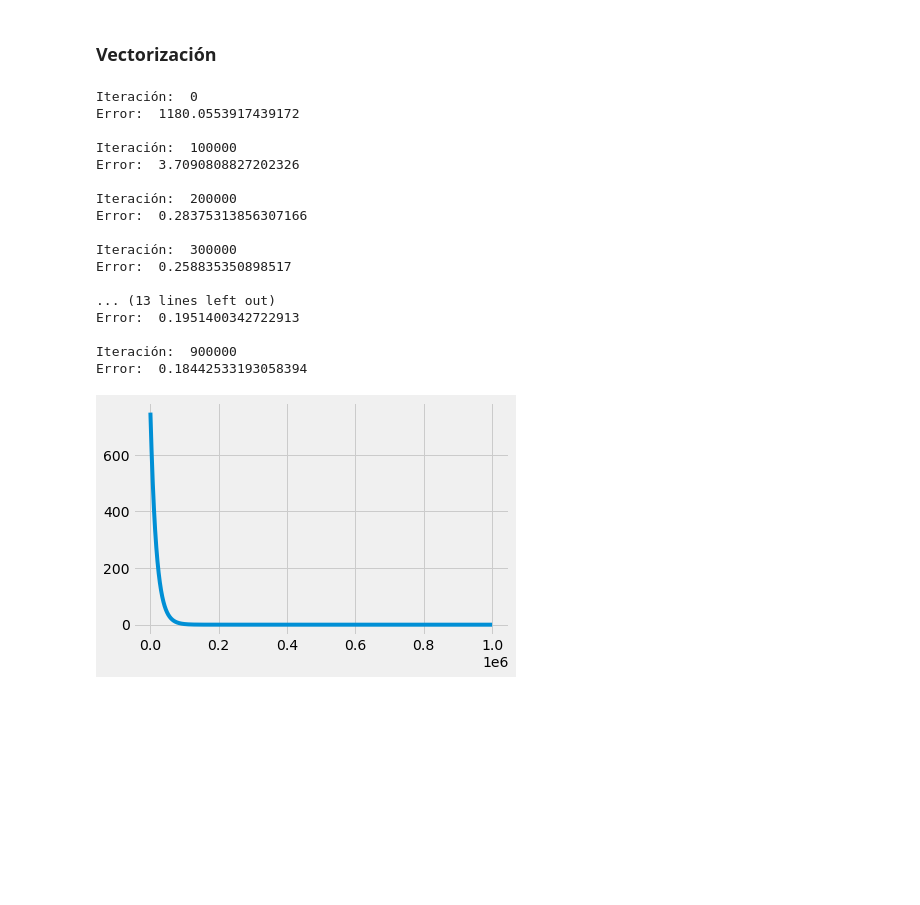
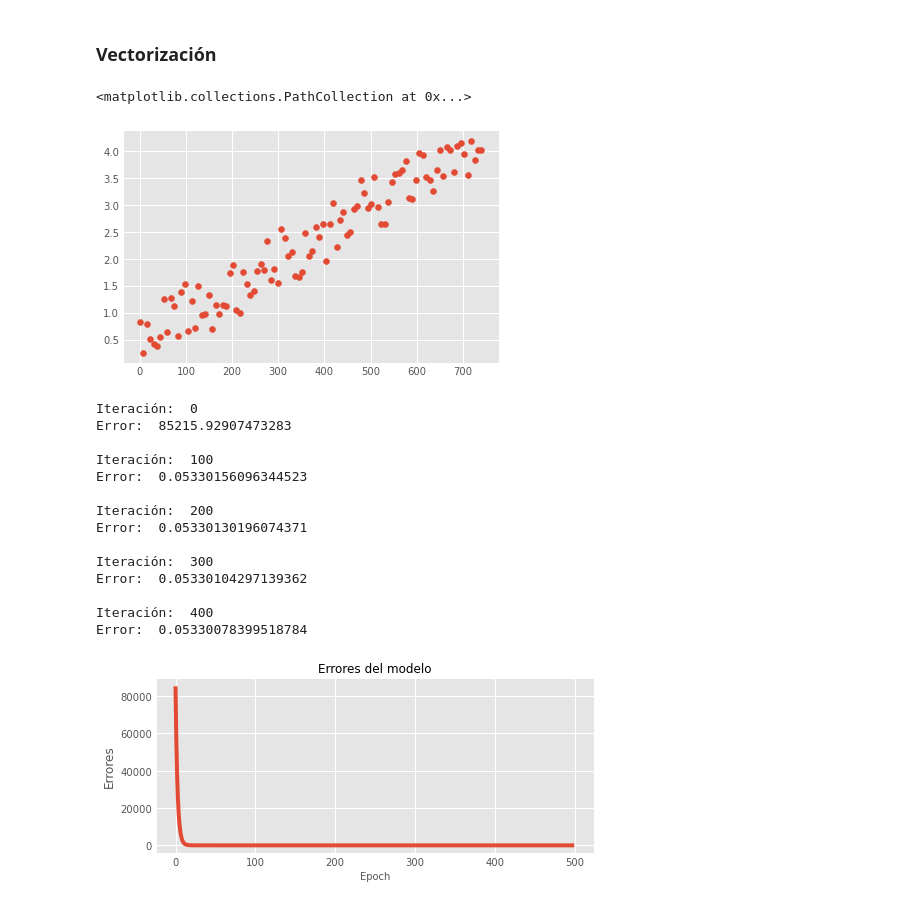
Before and after one commit to ramonescobar/final_project, a Jupyter notebook: Proyecto Final.ipynb, the cells around one changed output. Drawn from its saved outputs; the diff is of its cells as text; code cells hidden in the pictures; blank space fills up the shorter version.

```diff
--- a/Proyecto Final.ipynb
+++ b/Proyecto Final.ipynb
@@ -136,7 +136,7 @@ def univ_linear_reg(x, y=0, epochs=100, imprimir_error_cada=10, learning_rate =
         mult_gradient = mult_gradient.reshape((-1,1))
         betas = betas - mult_gradient
 
-        models[i] = [betas]
+        models[i] = [betas, y_pred, y]
 
         if i%imprimir_error_cada==0:
             print('Iteración: ', i)
@@ -150,20 +147,25 @@ y = x*10
+# %%
+x = np.linspace(0, 75*np.pi**2, 100)
+y = 0.075*np.random.randn(100)+np.random.rand(100)+x*0.005
+# %%
+plt.scatter(x,y)
+# %% [output]
+<matplotlib.collections.PathCollection at 0x...>
+[figure, added]
 # %%
-models, errors = univ_linear_reg(x, y, 1000000,100000,0.000001)
+modelo, errores = univ_linear_reg(x, y, 500,100,0.000001)
 # %% [output]
 Iteración:  0
-Error:  1180.0553917439172
+Error:  85215.92907473283
 
-Iteración:  100000
-Error:  3.7090808827202326
+Iteración:  100
+Error:  0.05330156096344523
 
-Iteración:  200000
-Error:  0.28375313856307166
+Iteración:  200
+Error:  0.05330130196074371
 
-Iteración:  300000
-Error:  0.258835350898517
+Iteración:  300
+Error:  0.05330104297139362
 
-... (13 lines left out)
-Error:  0.1951400342722913
-
-Iteración:  900000
-Error:  0.18442533193058394
+Iteración:  400
+Error:  0.05330078399518784
@@ -174,4 +172,14 @@ def error_plot(errors):
+# %%
+def error_plot(errors):
+    plt.figure(figsize = (7,3))
+    plt.plot(errors)
+    plt.title("Errores del modelo", fontsize = 12)
+    plt.xlabel("Epoch", fontsize = 10)
+    plt.ylabel("Errores")
+    plt.xticks(fontsize = 10)
+    plt.yticks(fontsize = 10)
+    plt.show()
 # %%
-error_plot(errors)
+error_plot(errores)
 # %% [output]
-[figure, old version]
+[figure, new version]
```
Also changed, not shown: parts of 4 cells of this notebook.
